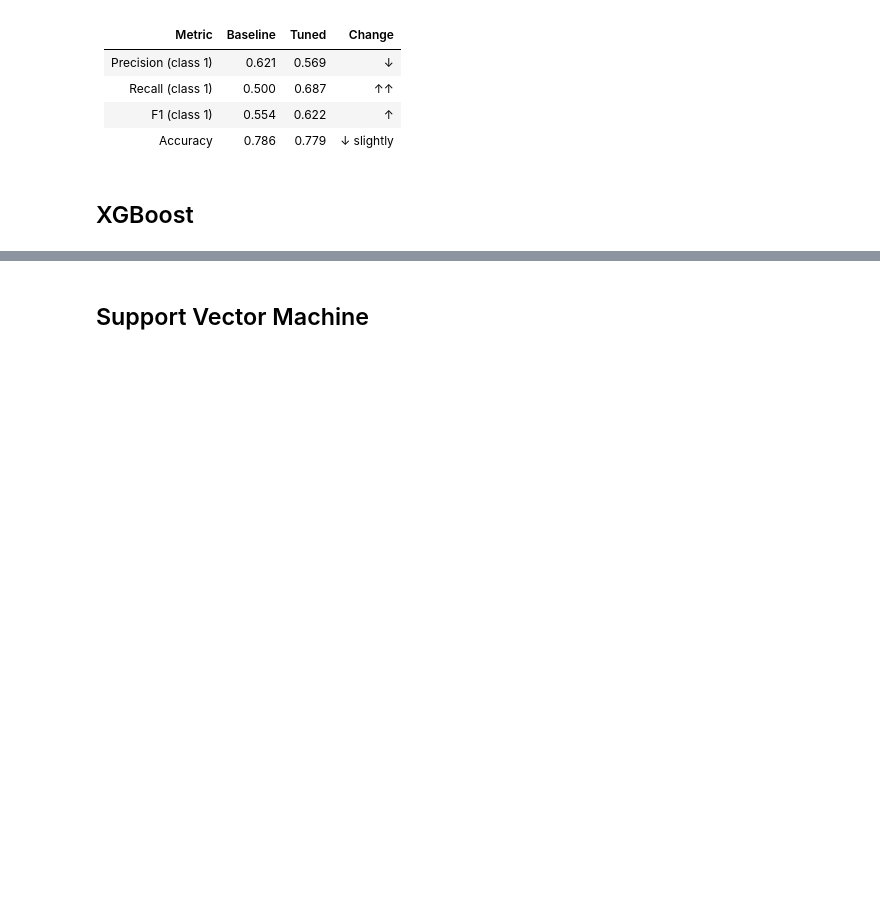
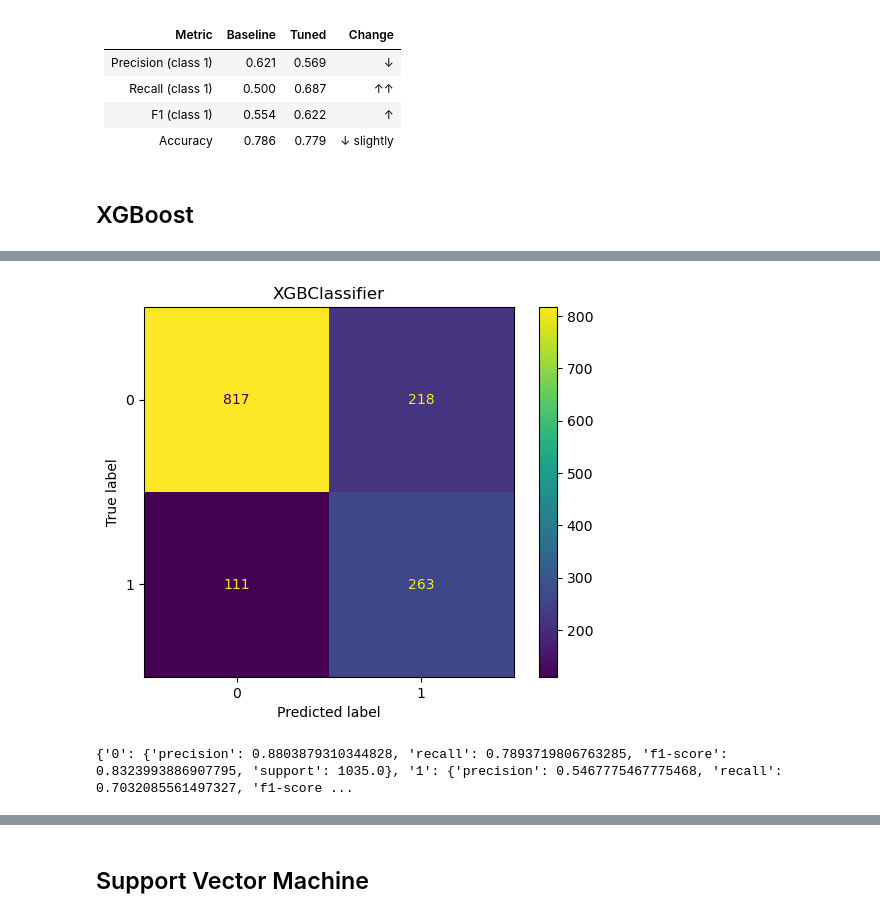
Before and after one commit to anarmsilva10/customer_churn, a Jupyter notebook: notebooks/04_models.ipynb, the cells around one changed output, grey strips where cells are left out. Cells and saved outputs as stored; diff of their text form; code cells hidden in the pictures; blank space fills up the shorter version.

Commit message:
logistic regression and xgboost models

```diff
--- a/notebooks/04_models.ipynb
+++ b/notebooks/04_models.ipynb
@@ -96,0 +132,7 @@ Precision drops slightly (0.621 → 0.569), meaning slightly more false alarms
+# %%
+baseline_model, report = xgboost.model_baseline(X_train, X_test, y_train, y_test)
+
+print(report)
+# %% [output]
+[figure, added]
+{'0': {'precision': 0.8803879310344828, 'recall': 0.7893719806763285, 'f1-score': 0.8323993886907795, 'support': 1035.0}, '1': {'precision': 0.5467775467775468, 'recall': 0.7032085561497327, 'f1-score ...
```
Also changed, not shown: parts of 17 cells of this notebook.
